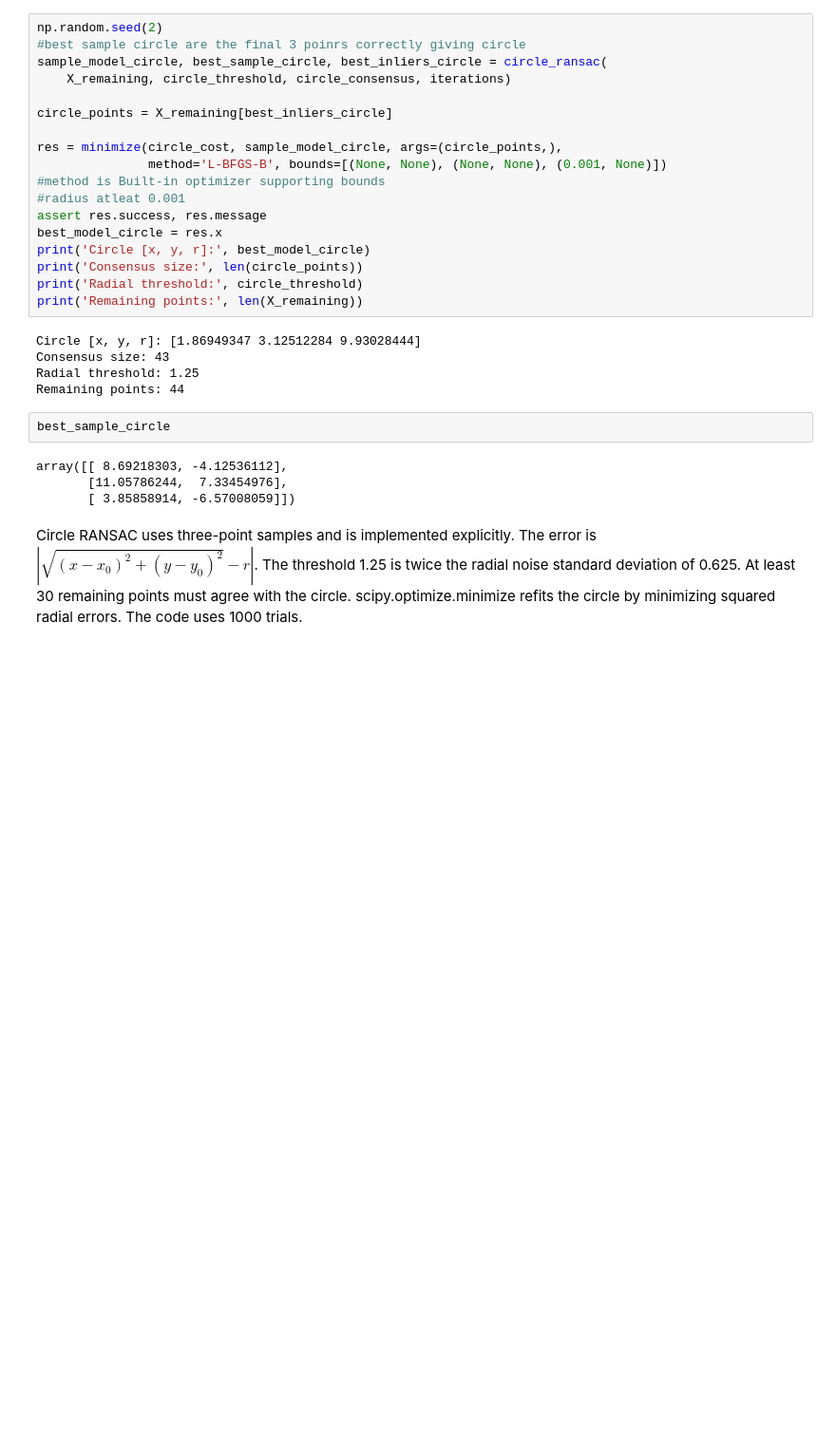
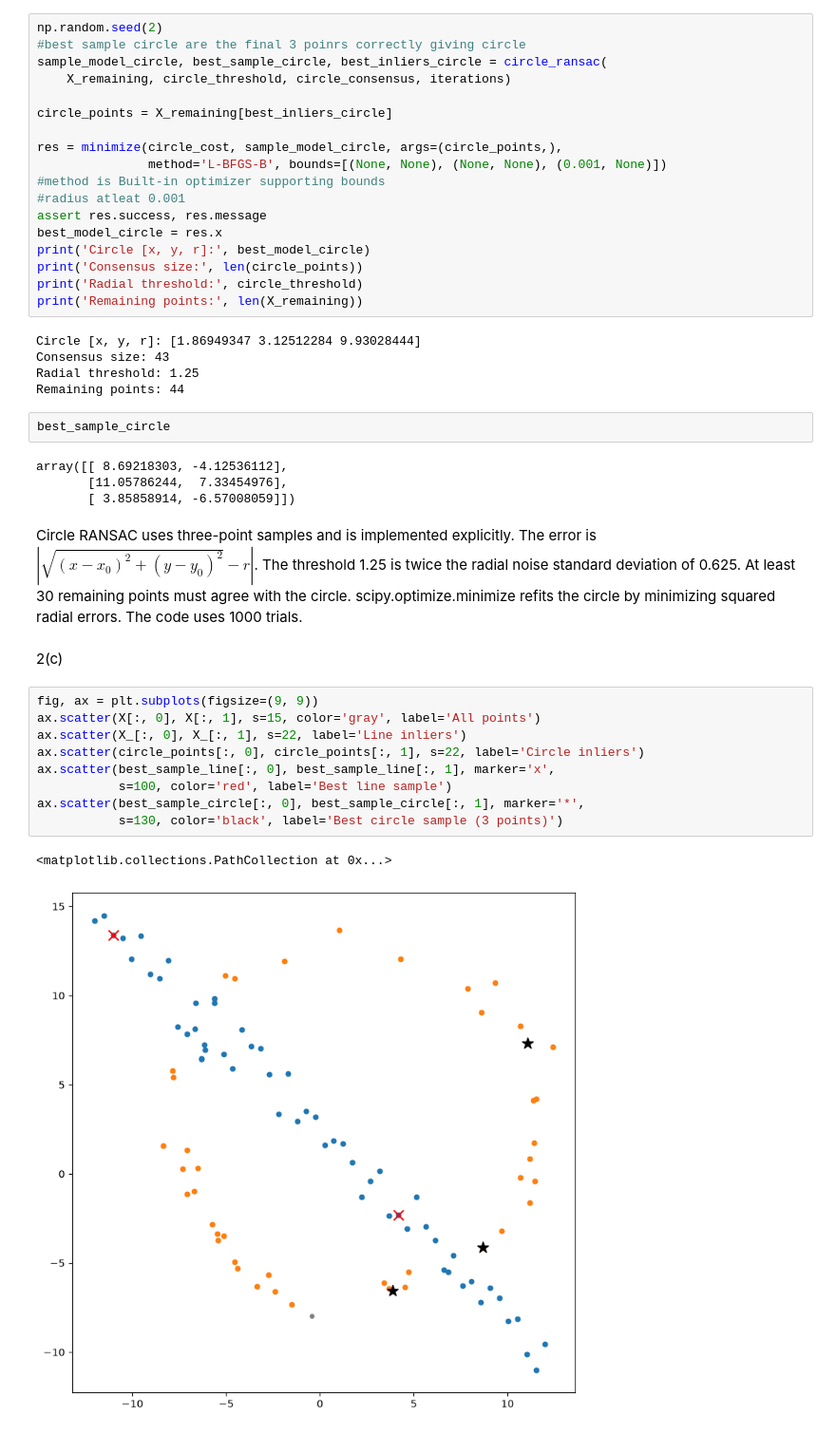
Before and after one commit to Upani-Gunathunga/EN3160-A2-Fitting-and-Alignment, a Jupyter notebook: EN3160 A2 Fitting and Alignment.ipynb, the cells around one changed output. Shown at 95% size. Saved outputs shown, nothing was run; the diff lists cells and outputs as text; blank space fills up the shorter version.

```diff
--- a/EN3160 A2 Fitting and Alignment.ipynb
+++ b/EN3160 A2 Fitting and Alignment.ipynb
@@ -369,3 +369,17 @@ The threshold 1.25 is twice the radial noise standard deviation of 0.625.
 At least 30 remaining points must agree with the circle.
 scipy.optimize.minimize refits the circle by minimizing squared radial errors.
 The code uses 1000 trials.
+# %% [markdown]
+2(c)
+# %%
+fig, ax = plt.subplots(figsize=(9, 9))
+ax.scatter(X[:, 0], X[:, 1], s=15, color='gray', label='All points')
+ax.scatter(X_[:, 0], X_[:, 1], s=22, label='Line inliers')
+ax.scatter(circle_points[:, 0], circle_points[:, 1], s=22, label='Circle inliers')
+ax.scatter(best_sample_line[:, 0], best_sample_line[:, 1], marker='x',
+           s=100, color='red', label='Best line sample')
+ax.scatter(best_sample_circle[:, 0], best_sample_circle[:, 1], marker='*',
+           s=130, color='black', label='Best circle sample (3 points)')
+# %% [output]
+<matplotlib.collections.PathCollection at 0x...>
+[figure, added]
```
Also changed, not shown: parts of 4 cells of this notebook.
